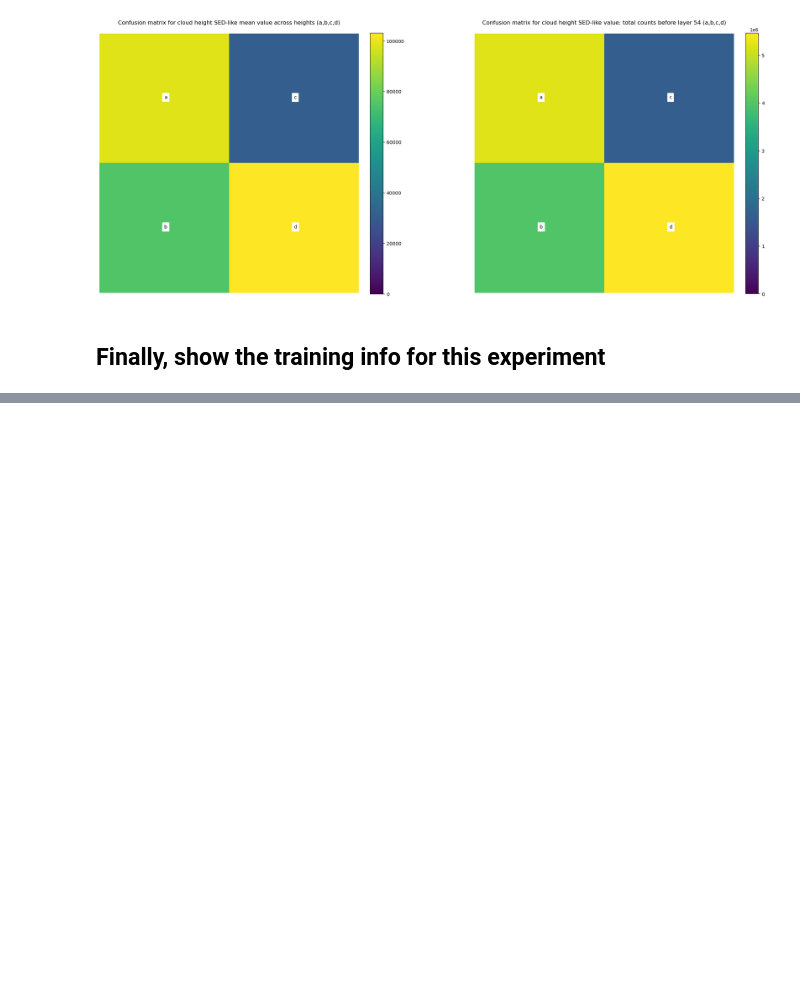
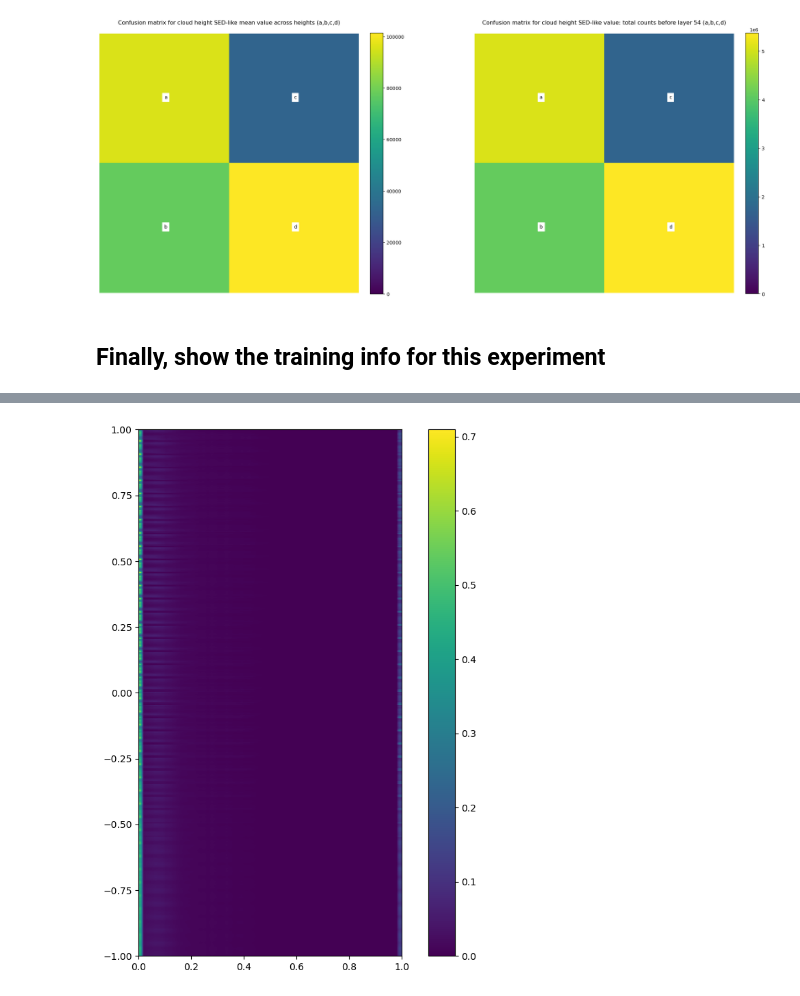
Before and after one commit to MetOffice/data_science_cop, a Jupyter notebook: challenges/2021_cloud_base_height/05_eval_pytorch.ipynb, the cells around one changed output, grey strips where cells are left out. Cells and saved outputs as stored; diff of their text form; code cells hidden in the pictures; blank space fills up the shorter version.

```diff
--- a/challenges/2021_cloud_base_height/05_eval_pytorch.ipynb
+++ b/challenges/2021_cloud_base_height/05_eval_pytorch.ipynb
@@ -454,0 +481,9 @@ Run Hyperparams: {'CPU Count': '12', 'Compute Memory': '64', 'Limited sample num
+# %%
+all_pred_distributions = []
+for i, sample_batch in enumerate(test_dataloader):
+    all_targs = np.concatenate((all_targs, sample_batch[1]), axis=0)
+    x = sample_batch[0]
+    x = torch.flatten(x, start_dim=1)
+    batch_preds = model(x)  # self call = forward
+    all_pred_distributions.append(softmax(batch_preds.detach().numpy(), axis=1))
+all_pred_distributions = np.array(all_pred_distributions[0])
@@ -454,0 +507,7 @@ Run Hyperparams: {'CPU Count': '12', 'Compute Memory': '64', 'Limited sample num
+# %%
+plt.figure(figsize=(10,10))
+plt.imshow(all_pred_distributions, extent=[0,1,-1,1])
+plt.colorbar()
+plt.show()
+# %% [output]
+[figure, added]
```
Also changed, not shown: parts of 15 cells of this notebook, 1 other file.
